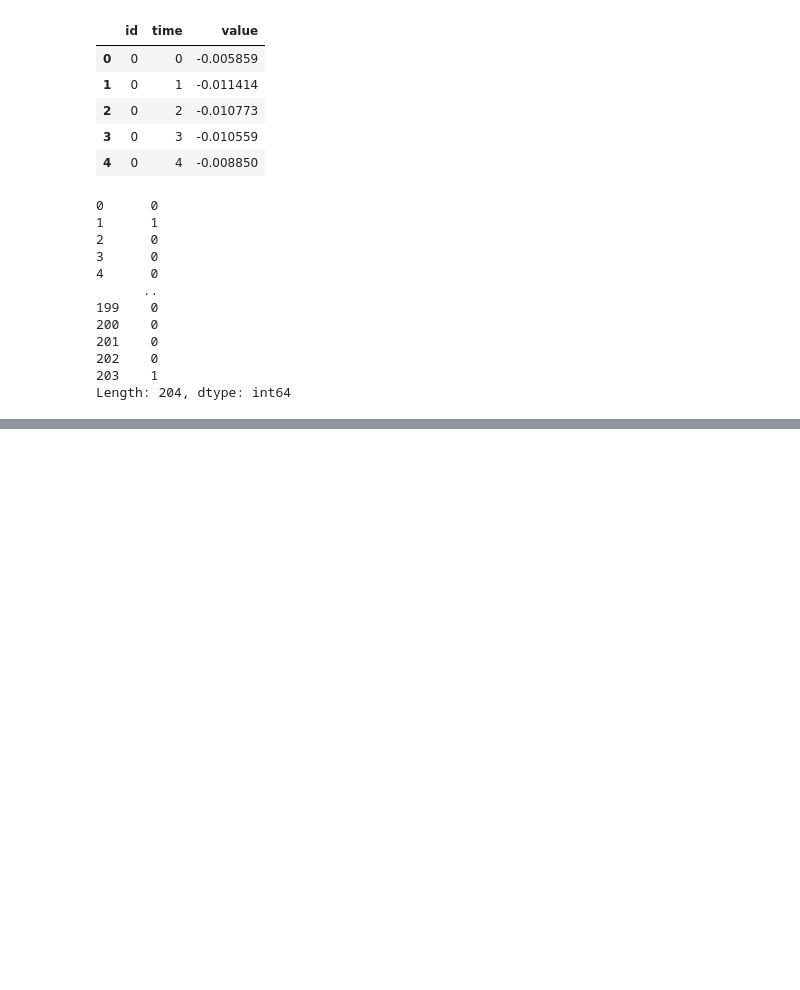
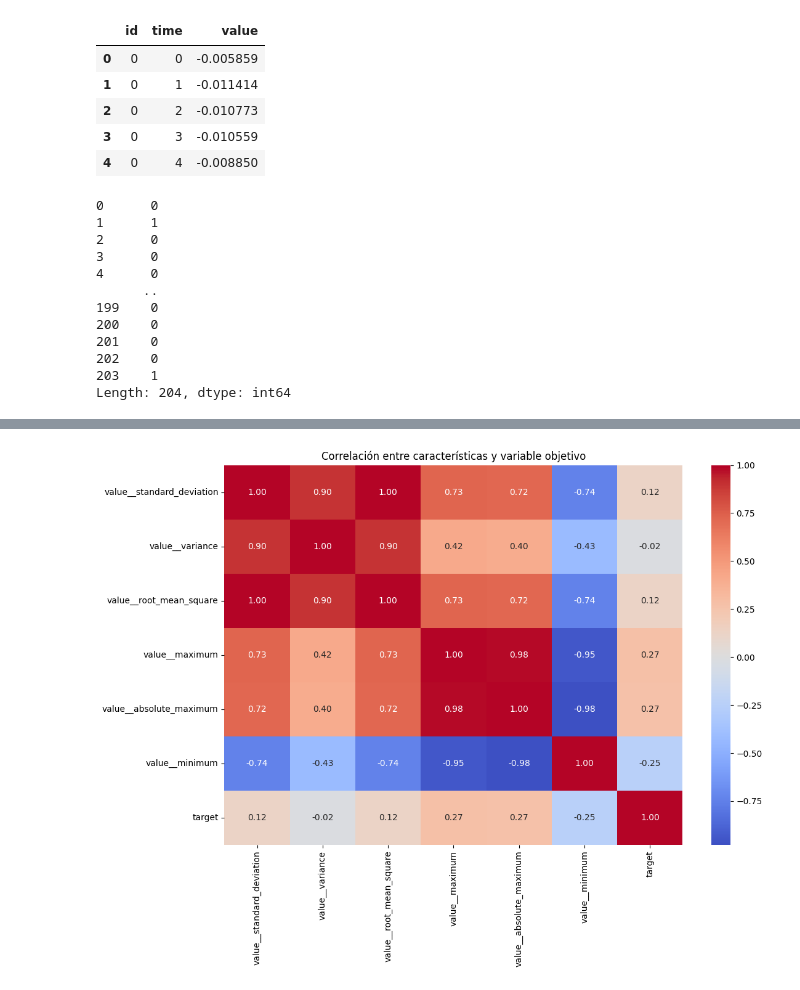
Before and after one commit to JorgeL2005/Project1_ML, a Jupyter notebook: notebooks/feature_extraction.ipynb, the cells around one changed output, grey strips where cells are left out. Saved outputs shown, nothing was run; the diff lists cells and outputs as text; code cells hidden in the pictures; blank space fills up the shorter version.

```diff
--- a/notebooks/feature_extraction.ipynb
+++ b/notebooks/feature_extraction.ipynb
@@ -191,0 +210,4 @@ Bloque 0-20 procesado y guardado en features_chunks/test_features_0_20.csv
+# %%
+# Crea un df llamado z que concatena X_train_features e y_train_series
+temp = pd.concat([X_train_features, y_train_series.rename('target')], axis=1)
+temp
@@ -191,0 +228,9 @@ Bloque 0-20 procesado y guardado en features_chunks/test_features_0_20.csv
+# %%
+# Hazme una representación gráfica (usando seaborn) de la correlación entre las features y la variable target (y_train_series)
+
+plt.figure(figsize=(12, 8))
+sns.heatmap(temp.corr(), annot=True, fmt=".2f", cmap="coolwarm", center=0)
+plt.title("Correlación entre características y variable objetivo")
+plt.show()
+# %% [output]
+[figure, added]
```
Also changed, not shown: parts of 10 cells of this notebook, 1 other file.
